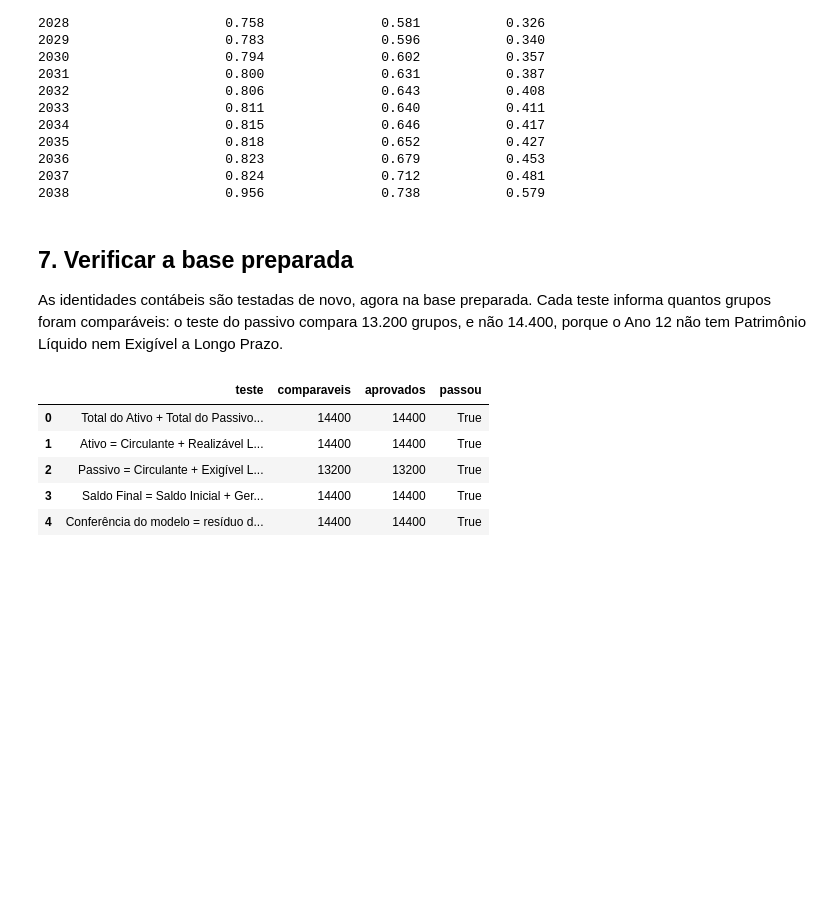
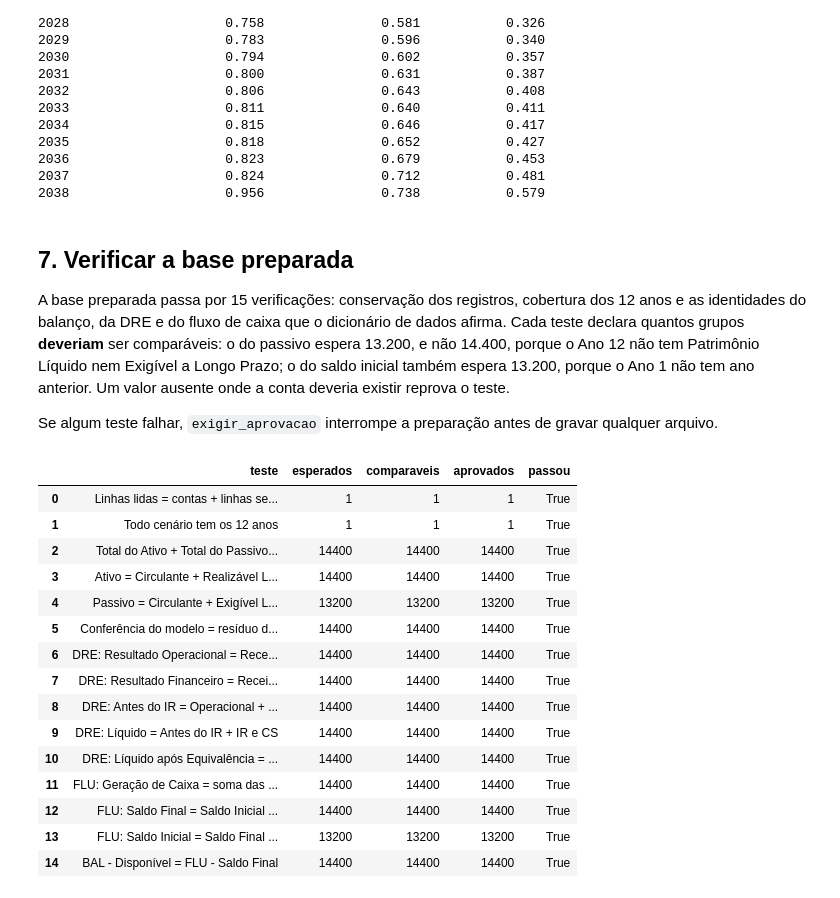
Before and after one commit to 2026-2-NCC4/Projeto6, a Jupyter notebook: src/notebooks/02_preparacao.ipynb, the cells around one changed output. Saved outputs shown, nothing was run; the diff lists cells and outputs as text; code cells hidden in the pictures; blank space fills up the shorter version.

```diff
--- a/src/notebooks/02_preparacao.ipynb
+++ b/src/notebooks/02_preparacao.ipynb
@@ -294,19 +302,34 @@ ano_calendario
 # %% [markdown]
 ## 7. Verificar a base preparada
 
-As identidades contábeis são testadas de novo, agora na base preparada. Cada teste informa quantos
-grupos foram comparáveis: o teste do passivo compara 13.200 grupos, e não 14.400, porque o Ano 12 não
-tem Patrimônio Líquido nem Exigível a Longo Prazo.
+A base preparada passa por 15 verificações: conservação dos registros, cobertura dos 12 anos e as
+identidades do balanço, da DRE e do fluxo de caixa que o dicionário de dados afirma. Cada teste declara
+quantos grupos **deveriam** ser comparáveis: o do passivo espera 13.200, e não 14.400, porque o Ano 12 não
+tem Patrimônio Líquido nem Exigível a Longo Prazo; o do saldo inicial também espera 13.200, porque o Ano 1
+não tem ano anterior. Um valor ausente onde a conta deveria existir reprova o teste.
+
+Se algum teste falhar, `exigir_aprovacao` interrompe a preparação antes de gravar qualquer arquivo.
 # %%
 relatorio = prepara.verificar(bruto, nomeadas, sem_conta, base, marcas)
-pd.DataFrame(relatorio["testes"])[["teste", "comparaveis", "aprovados", "passou"]]
+prepara.exigir_aprovacao(relatorio)  # para aqui se algum teste falhar
+pd.DataFrame(relatorio["testes"])[["teste", "esperados", "comparaveis", "aprovados", "passou"]]
 # %% [output]
-|  | teste | comparaveis | aprovados | passou |
-| 0 | Total do Ativo + Total do Passivo... | 14400 | 14400 | True |
-| 1 | Ativo = Circulante + Realizável L... | 14400 | 14400 | True |
-| 2 | Passivo = Circulante + Exigível L... | 13200 | 13200 | True |
-| 3 | Saldo Final = Saldo Inicial + Ger... | 14400 | 14400 | True |
-| 4 | Conferência do modelo = resíduo d... | 14400 | 14400 | True |
+|  | teste | esperados | comparaveis | aprovados | passou |
+| 0 | Linhas lidas = contas + linhas se... | 1 | 1 | 1 | True |
+| 1 | Todo cenário tem os 12 anos | 1 | 1 | 1 | True |
+| 2 | Total do Ativo + Total do Passivo... | 14400 | 14400 | 14400 | True |
+| 3 | Ativo = Circulante + Realizável L... | 14400 | 14400 | 14400 | True |
+| 4 | Passivo = Circulante + Exigível L... | 13200 | 13200 | 13200 | True |
+| 5 | Conferência do modelo = resíduo d... | 14400 | 14400 | 14400 | True |
+| 6 | DRE: Resultado Operacional = Rece... | 14400 | 14400 | 14400 | True |
+| 7 | DRE: Resultado Financeiro = Recei... | 14400 | 14400 | 14400 | True |
+| 8 | DRE: Antes do IR = Operacional + ... | 14400 | 14400 | 14400 | True |
+| 9 | DRE: Líquido = Antes do IR + IR e CS | 14400 | 14400 | 14400 | True |
+| 10 | DRE: Líquido após Equivalência = ... | 14400 | 14400 | 14400 | True |
+| 11 | FLU: Geração de Caixa = soma das ... | 14400 | 14400 | 14400 | True |
+| 12 | FLU: Saldo Final = Saldo Inicial ... | 14400 | 14400 | 14400 | True |
+| 13 | FLU: Saldo Inicial = Saldo Final ... | 13200 | 13200 | 13200 | True |
+| 14 | BAL - Disponível = FLU - Saldo Final | 14400 | 14400 | 14400 | True |
 # %% [markdown]
 ## 8. Gerar os arquivos oficiais
 
```
Also changed, not shown: parts of 11 cells of this notebook, 7 other files.
